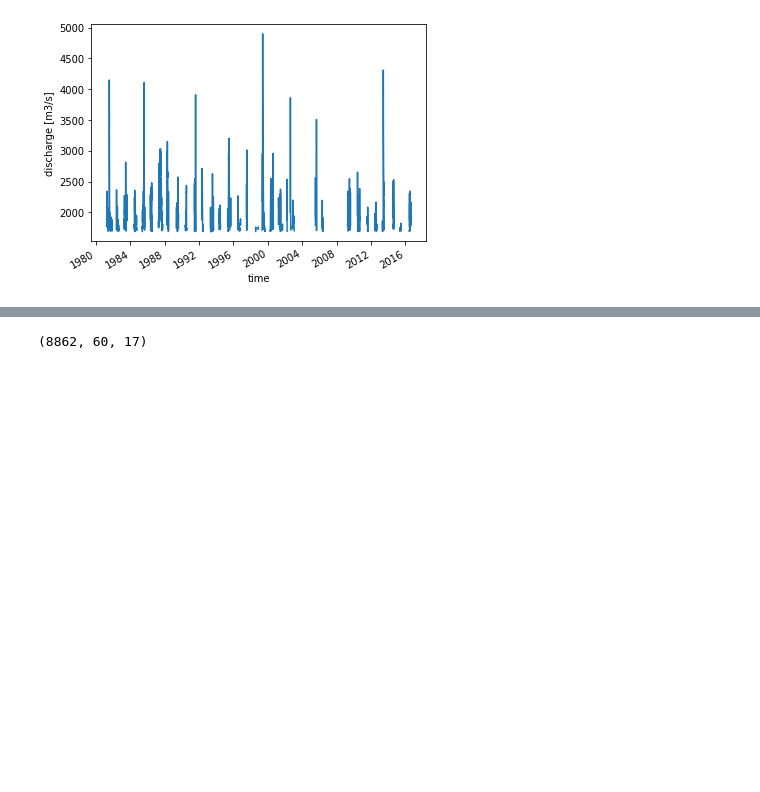
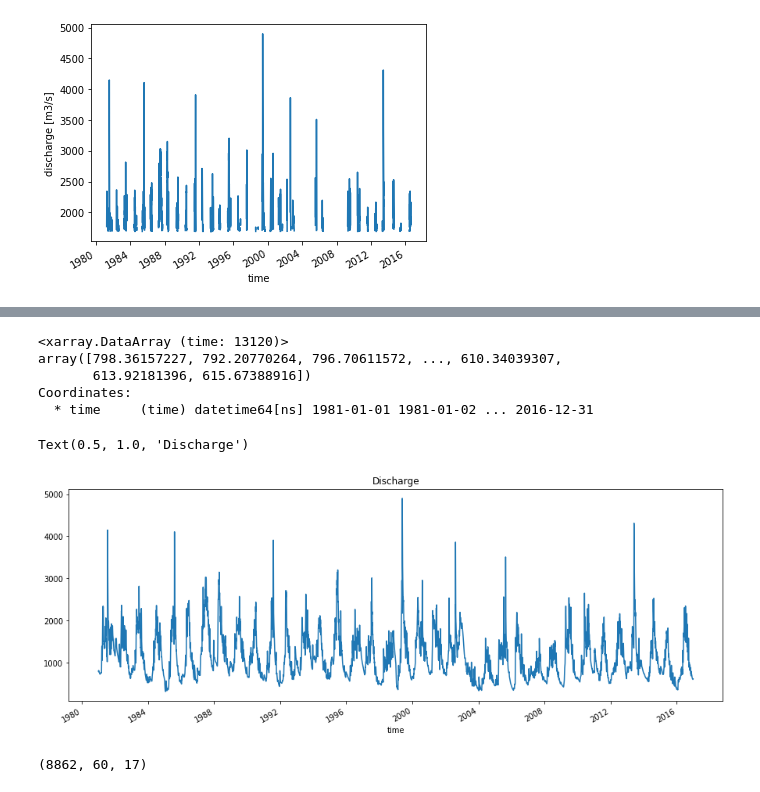
Before and after one commit to Gongsta/flood-prediction, a Jupyter notebook: jupyter/features_xy_model.ipynb, the cells around one changed output, grey strips where cells are left out. Saved outputs shown, nothing was run; the diff lists cells and outputs as text; code cells hidden in the pictures; blank space fills up the shorter version.

```diff
--- a/jupyter/features_xy_model.ipynb
+++ b/jupyter/features_xy_model.ipynb
@@ -86,3 +74,18 @@ Xda, yda = reshape_scalar_predictand(X, y)
+# %%
+yda
+# %% [output]
+<xarray.DataArray (time: 13120)>
+array([798.36157227, 792.20770264, 796.70611572, ..., 610.34039307,
+       613.92181396, 615.67388916])
+Coordinates:
+  * time     (time) datetime64[ns] 1981-01-01 1981-01-02 ... 2016-12-31
+# %%
+plt.figure(figsize=(15,5))
+yda.plot()
+plt.title('Discharge')
+# %% [output]
+Text(0.5, 1.0, 'Discharge')
+[figure, added]
 # %%
 period_train = dict(time=slice(None, '2005'))
 period_valid = dict(time=slice('2006', '2011'))
```
Also changed, not shown: parts of 5 cells of this notebook, 25 other files.
